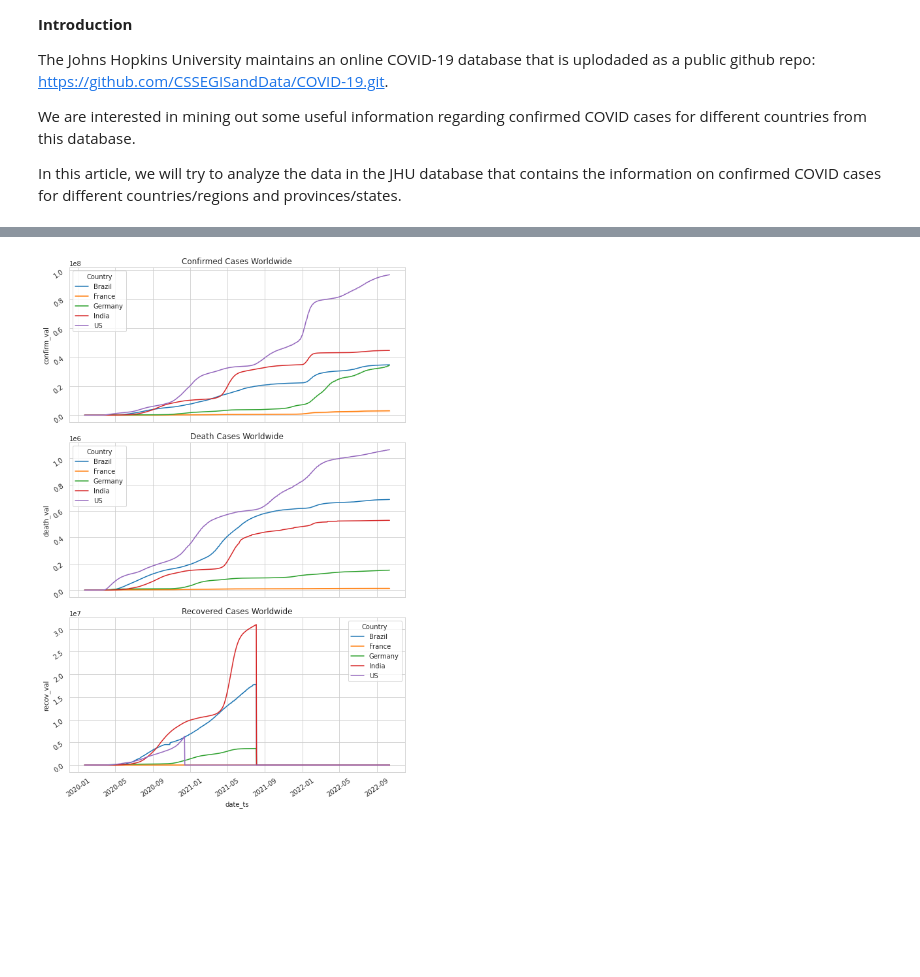
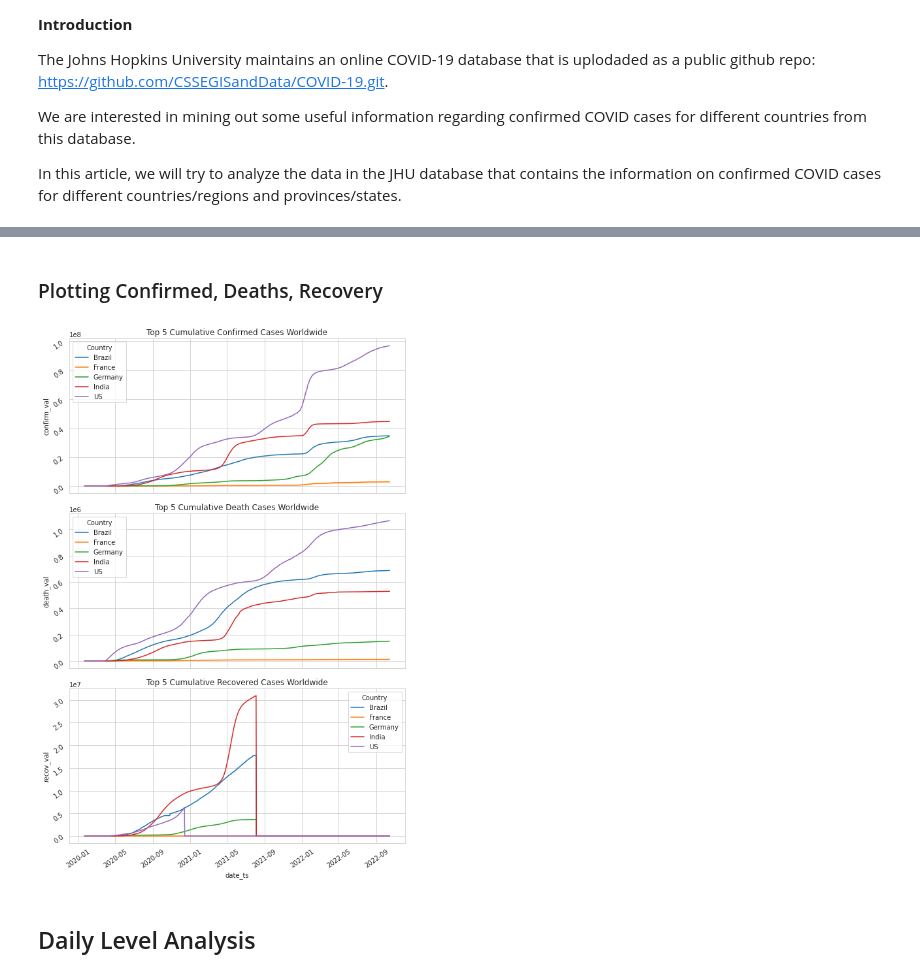
Before and after one commit to debanjansaha-git/Deb-NEU-DataAnalytics-Fall22, a Jupyter notebook: JohnHopkinsCovidData/JHU_Covid_Data.ipynb, the cells around one changed output, grey strips where cells are left out. Cells and saved outputs as stored; diff of their text form; code cells hidden in the pictures; blank space fills up the shorter version.

```diff
--- a/JohnHopkinsCovidData/JHU_Covid_Data.ipynb
+++ b/JohnHopkinsCovidData/JHU_Covid_Data.ipynb
@@ -90,22 +100,26 @@ sub_df
+# %% [markdown]
+### Plotting Confirmed, Deaths, Recovery
 # %%
 fig, axs =  plt.subplots(3, 1, figsize = (8, 12), squeeze=True, sharex=True)
 
 sns.lineplot(data=sub_df, x="date_ts", y="confirm_val", hue="Country", ax=axs[0])
 axs[0].tick_params(labelrotation = 35)
-axs[0].set_title("Confirmed Cases Worldwide")
+axs[0].set_title("Top 5 Cumulative Confirmed Cases Worldwide")
 
 sns.lineplot(data=sub_df, x="date_ts", y="death_val", hue="Country", ax=axs[1])
 axs[1].tick_params(labelrotation = 35)
-axs[1].set_title("Death Cases Worldwide")
+axs[1].set_title("Top 5 Cumulative Death Cases Worldwide")
 
 sns.lineplot(data=sub_df, x="date_ts", y="recov_val", hue="Country", ax=axs[2])
 axs[2].tick_params(labelrotation = 35)
-axs[2].set_title("Recovered Cases Worldwide")
+axs[2].set_title("Top 5 Cumulative Recovered Cases Worldwide")
 
 plt.tight_layout()
 plt.show()
 # %% [output]
-[figure, old version]
+[figure, new version]
+# %% [markdown]
+## Daily Level Analysis
 # %%
 confirmed_daily = pd.concat([confirmed_global.iloc[:, :4],
                              confirmed_global.iloc[:, 4:] - confirmed_global.iloc[:, 4:] \
```
Also changed, not shown: parts of 17 cells of this notebook, 1 other file.
